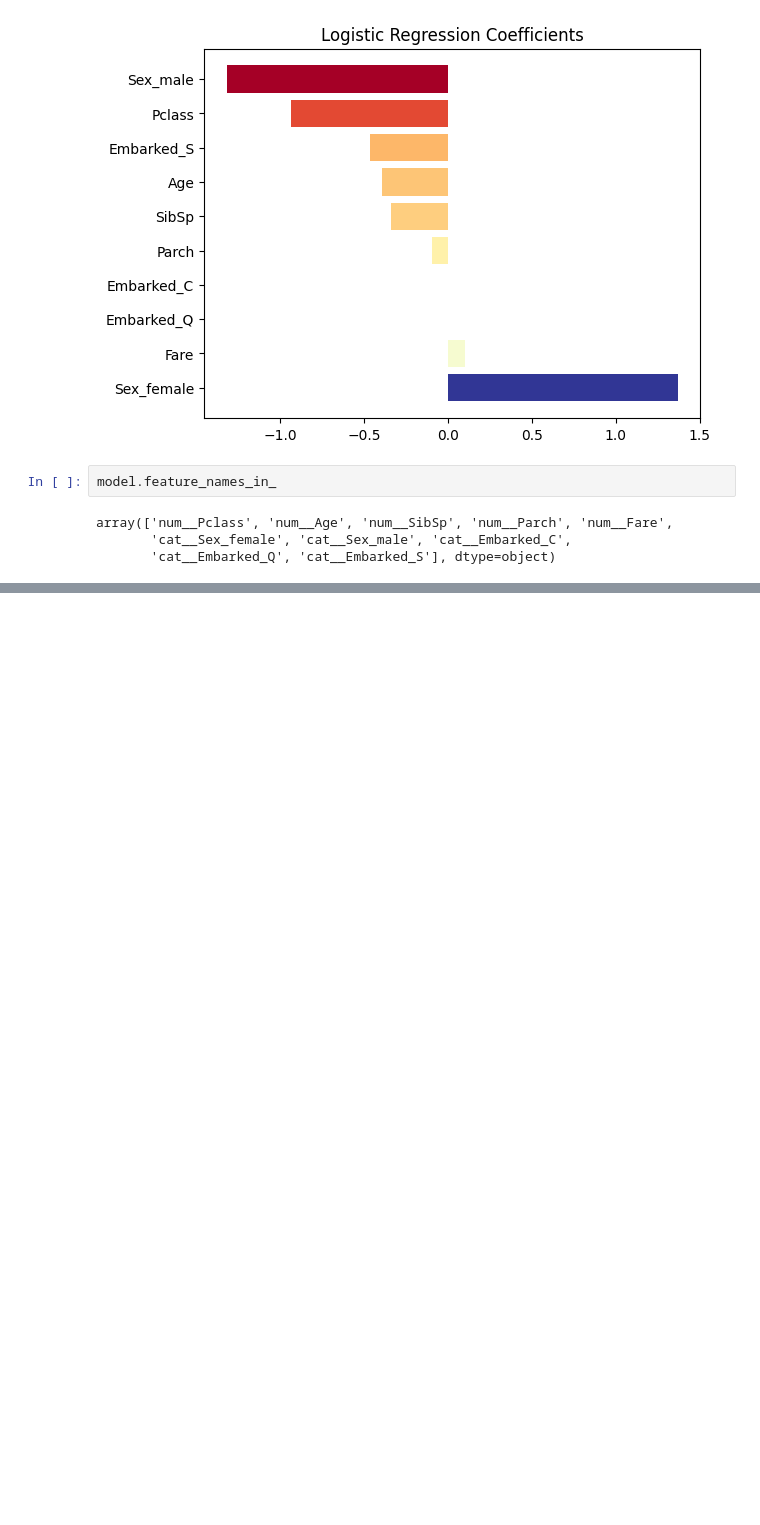
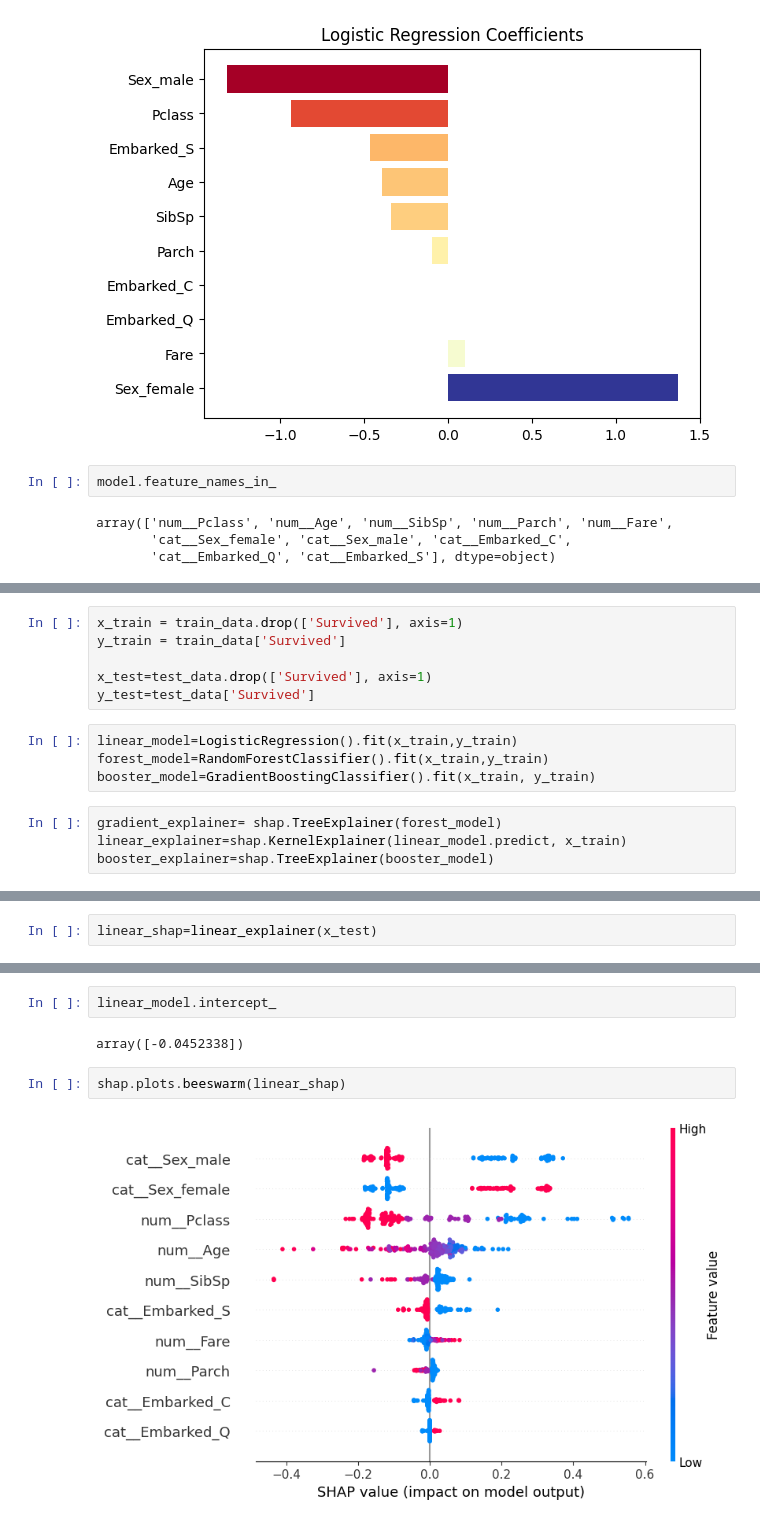
Before and after one commit to ernstBc/ds-project-test, a Jupyter notebook: notebooks/explainability.ipynb, the cells around one changed output, grey strips where cells are left out. Saved outputs shown, nothing was run; the diff lists cells and outputs as text; blank space fills up the shorter version.

Commit message:
Model explainer added.

```diff
--- a/notebooks/explainability.ipynb
+++ b/notebooks/explainability.ipynb
@@ -157,0 +440,14 @@ class ExplainerManager:
+# %%
+x_train = train_data.drop(['Survived'], axis=1)
+y_train = train_data['Survived']
+
+x_test=test_data.drop(['Survived'], axis=1)
+y_test=test_data['Survived']
+# %%
+linear_model=LogisticRegression().fit(x_train,y_train)
+forest_model=RandomForestClassifier().fit(x_train,y_train)
+booster_model=GradientBoostingClassifier().fit(x_train, y_train)
+# %%
+gradient_explainer= shap.TreeExplainer(forest_model)
+linear_explainer=shap.KernelExplainer(linear_model.predict, x_train)
+booster_explainer=shap.TreeExplainer(booster_model)
@@ -157,0 +456,2 @@ class ExplainerManager:
+# %%
+linear_shap=linear_explainer(x_test)
@@ -157,0 +559,8 @@ class ExplainerManager:
+# %%
+linear_model.intercept_
+# %% [output]
+array([-0.0452338])
+# %%
+shap.plots.beeswarm(linear_shap)
+# %% [output]
+[figure, added]
```
Also changed, not shown: parts of 32 cells of this notebook, 5 other files.
